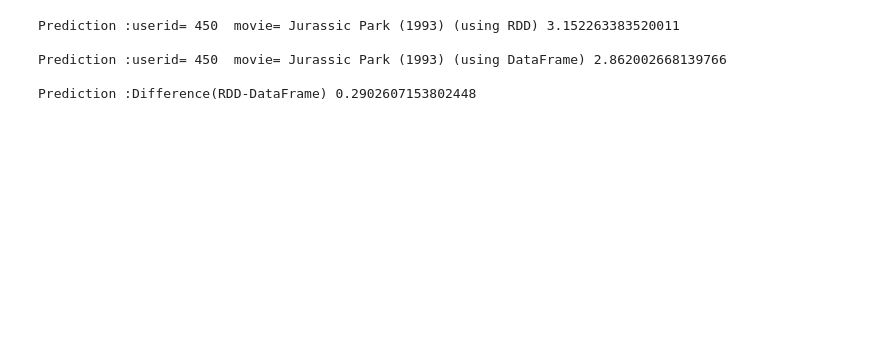
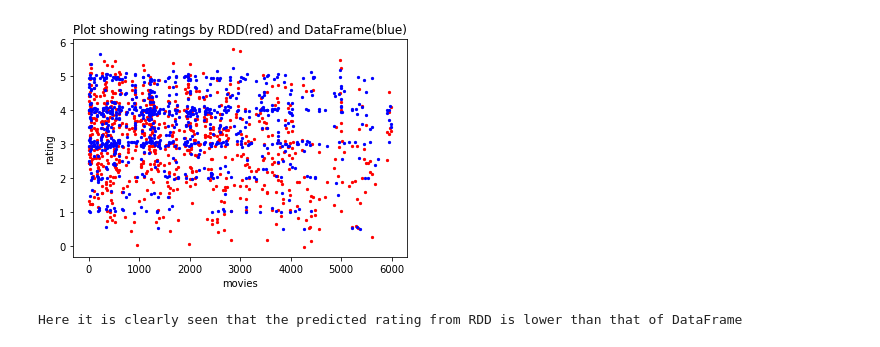
Before and after one commit to shubhamgosain/pyspark-ALS, a Jupyter notebook: pyspark-ALS.ipynb, the cells around one changed output. Drawn from its saved outputs; the diff is of its cells as text; code cells hidden in the pictures; blank space fills up the shorter version.

```diff
--- a/pyspark-ALS.ipynb
+++ b/pyspark-ALS.ipynb
@@ -21,23 +19,34 @@ ratingsDF = spark.createDataFrame(ratings)
 # %%
+
 #ALS in RDD
 ratings = ratings.map(lambda l: Rating(int(l[0]), int(l[1]), float(l[2])))
+training,test=ratings.randomSplit([0.99,0.01],5)
 rank = 50
 numIterations = 10
-userid,movieid=450,480
-model = ALS.train(ratings, rank,numIterations,0.01 )
-PredictFromDataFrame = model.predict(userid,movieid)
-
-#ALS in DataFrame
-model1 = ALS.train(ratingsDF, rank,numIterations,0.01 )
-PredictFromRDD = model1.predict(userid,movieid)
+model = ALS.train(training,rank,numIterations,0.01 )
+testdataRDD = test.map(lambda p: (p[0], p[1]))
+predictionsRDD = model.predictAll(testdataRDD).map(lambda r: (r[1], r[2]))
-# %%
-moviename=movies.filter(lambda x: (x[0]!="movieId")).filter(lambda x:int(x[0])==movieid).first()[1]
-print("Prediction :userid=",userid," movie=",moviename,"(using RDD)",PredictFromDataFrame ,"\n")
-print("Prediction :userid=",userid," movie=",moviename,"(using DataFrame)", PredictFromRDD ,"\n")
-print("Prediction :Difference(RDD-DataFrame)", PredictFromDataFrame-PredictFromRDD)
-# %% [output]
-Prediction :userid= 450  movie= Jurassic Park (1993) (using RDD) 3.152263383520011
-
-Prediction :userid= 450  movie= Jurassic Park (1993) (using DataFrame) 2.862002668139766
-
-Prediction :Difference(RDD-DataFrame) 0.2902607153802448
+# %%
+#ALS in DataFrame
+trainingDF,testDF=ratingsDF.randomSplit([0.99,0.01],5)
+model1 = ALS.train(trainingDF, rank,numIterations,0.01 )
+testdataDF = test.map(lambda p: (p[0], p[1]))
+predictionsDF = model1.predictAll(testdataDF).map(lambda r: (r[1],r[2]))
+# %%
+XRDD=predictionsRDD.map(lambda rec:(rec[0])).collect()
+YRDD=predictionsRDD.map(lambda rec:(rec[1])).collect()
+XDF=predictionsDF.map(lambda rec:(rec[0])).collect()
+YDF=predictionsDF.map(lambda rec:(rec[1])).collect()
+# %%
+import matplotlib.pyplot as plt
+plt.scatter(XRDD,YRDD,marker='.',color="red",s=20)
+plt.scatter(XDF,YDF,marker='.',color="blue",s=20)
+plt.xlabel('movies')
+plt.ylabel('rating')
+plt.title("Plot showing ratings by RDD(red) and DataFrame(blue)")
+plt.legend()
+plt.show()
+print("Here it is clearly seen that the predicted rating from RDD is lower than that of DataFrame")
+# %% [output]
+[figure, added]
+Here it is clearly seen that the predicted rating from RDD is lower than that of DataFrame
```
Also changed, not shown: parts of 2 cells of this notebook.
